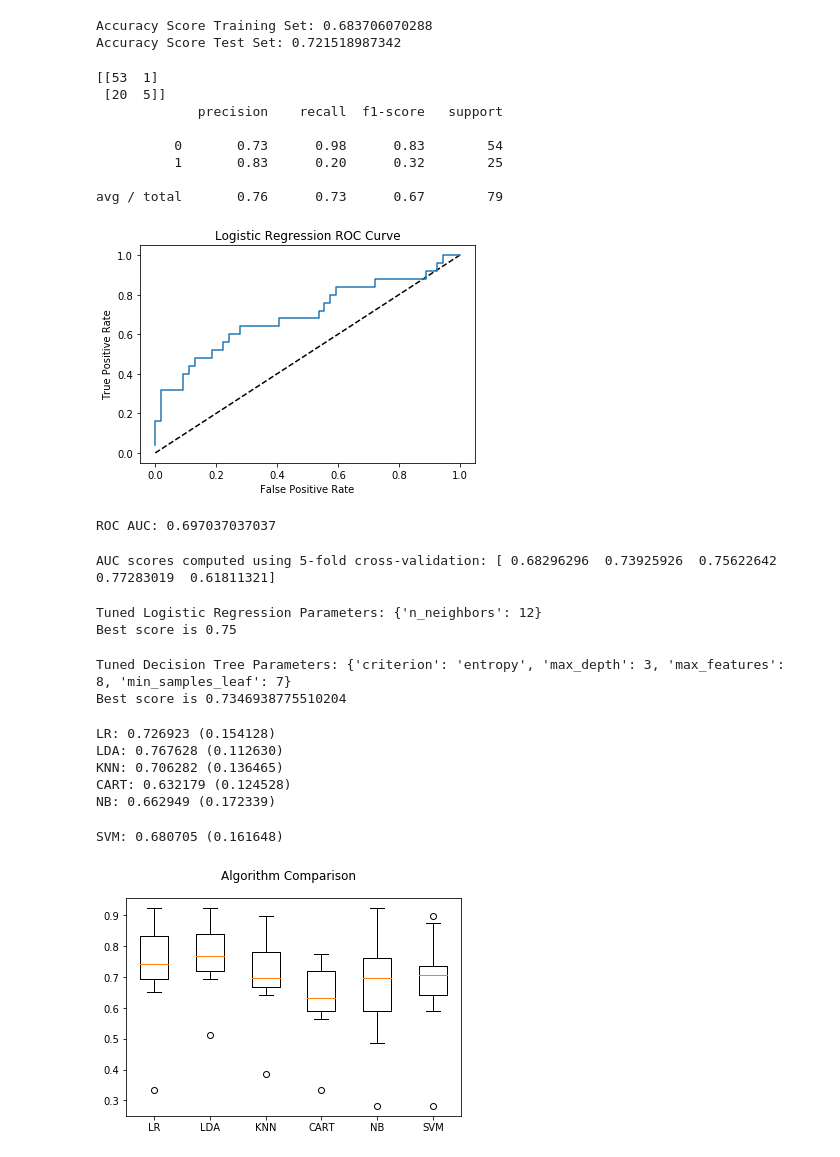
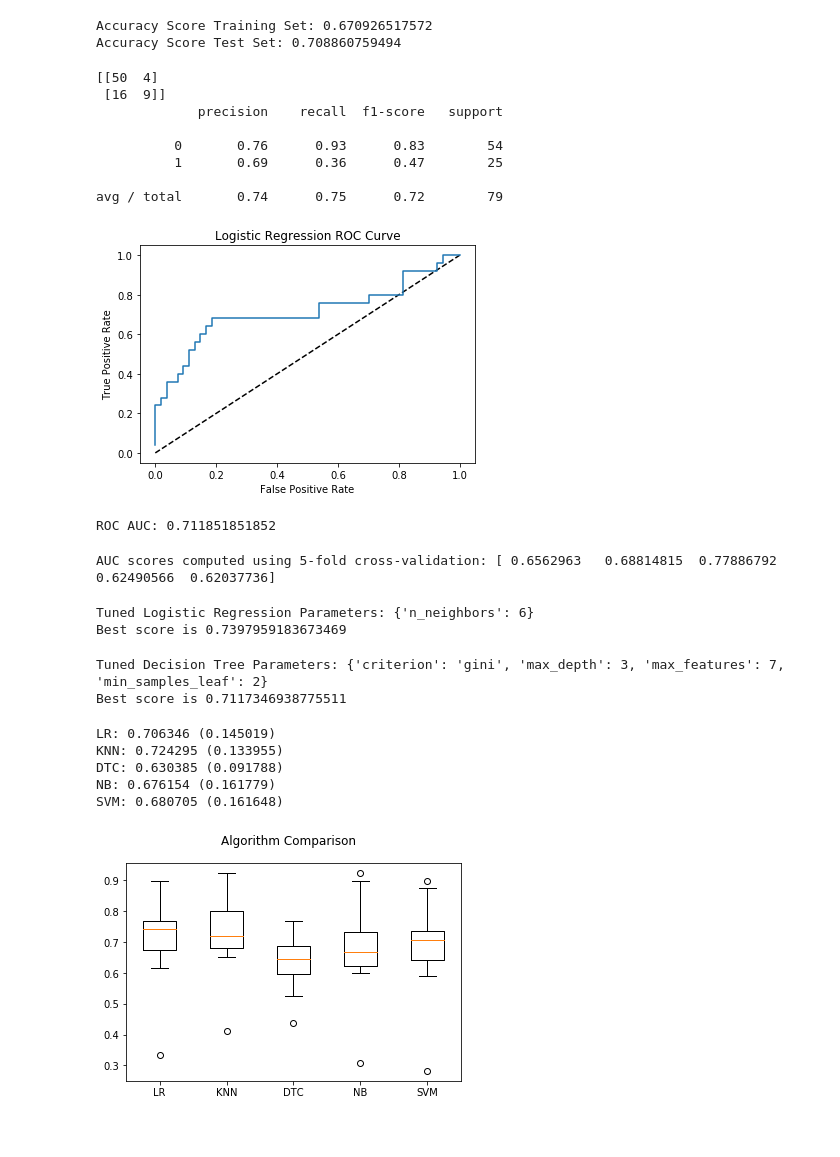
Before and after one commit to juliannarenaud/springboarddatasciencecourse, a Jupyter notebook: Project 1 - Machine Learning-WIP.ipynb, the cells around one changed output. Saved outputs shown, nothing was run; the diff lists cells and outputs as text; code cells hidden in the pictures.

```diff
--- a/Project 1 - Machine Learning-WIP.ipynb
+++ b/Project 1 - Machine Learning-WIP.ipynb
@@ -136,6 +136,6 @@ plt.show()
 # %%
-#knn method with number of neighbors = 13
-knn = KNeighborsClassifier(n_neighbors=13)
+#knn method with number of neighbors = 6
+knn = KNeighborsClassifier(n_neighbors=6)
 
 knn.fit(X_train, y_train)
 
@@ -183,8 +183,8 @@ acc_test = clf.score(X_test, y_test)
 print('Accuracy Score Training Set:', acc_train)
 print('Accuracy Score Test Set:', acc_test)
 # %% [output]
-Accuracy Score Training Set: 0.683706070288
-Accuracy Score Test Set: 0.721518987342
+Accuracy Score Training Set: 0.670926517572
+Accuracy Score Test Set: 0.708860759494
 # %%
 #Logistic Regression
 
@@ -199,14 +199,14 @@ y_pred_logreg = logreg.predict(X_test)
 print(confusion_matrix(y_test, y_pred_logreg))
 print(classification_report(y_test, y_pred_logreg))
 # %% [output]
-[[53  1]
- [20  5]]
+[[50  4]
+ [16  9]]
              precision    recall  f1-score   support
 
-          0       0.73      0.98      0.83        54
-          1       0.83      0.20      0.32        25
+          0       0.76      0.93      0.83        54
+          1       0.69      0.36      0.47        25
 
-avg / total       0.76      0.73      0.67        79
+avg / total       0.74      0.75      0.72        79
 # %%
 from sklearn.metrics import roc_curve
 
@@ -222,7 +222,7 @@ plt.title('Logistic Regression ROC Curve')
 
 plt.show();
 # %% [output]
-[figure, old version]
+[figure, new version]
 # %%
 #Compute AUC score
 from sklearn.metrics import roc_auc_score
@@ -231,7 +231,7 @@ roc_auc = roc_auc_score(y_test, y_pred_prob)
 
 print ("ROC AUC:", roc_auc)
 # %% [output]
-ROC AUC: 0.697037037037
+ROC AUC: 0.711851851852
 # %%
 from sklearn.model_selection import cross_val_score
 
@@ -239,7 +239,7 @@ cv_scores = cross_val_score(logreg, X, y, cv=5, scoring ='roc_auc')
 
 print ("AUC scores computed using 5-fold cross-validation: {}".format(cv_scores))
 # %% [output]
-AUC scores computed using 5-fold cross-validation: [ 0.68296296  0.73925926  0.75622642  0.77283019  0.61811321]
+AUC scores computed using 5-fold cross-validation: [ 0.6562963   0.68814815  0.77886792  0.62490566  0.62037736]
 # %%
 from sklearn.model_selection import GridSearchCV
 
@@ -252,8 +252,8 @@ knn_cv.fit(X, y)
 print ("Tuned Logistic Regression Parameters: {}".format(knn_cv.best_params_))
 print ("Best score is {}".format(knn_cv.best_score_))
 # %% [output]
-Tuned Logistic Regression Parameters: {'n_neighbors': 12}
-Best score is 0.75
+Tuned Logistic Regression Parameters: {'n_neighbors': 6}
+Best score is 0.7397959183673469
 # %%
 from scipy.stats import randint
 from sklearn.tree import DecisionTreeClassifier
@@ -278,8 +278,8 @@ tree_cv.fit(X, y)
 print("Tuned Decision Tree Parameters: {}".format(tree_cv.best_params_))
 print("Best score is {}".format(tree_cv.best_score_))
 # %% [output]
-Tuned Decision Tree Parameters: {'criterion': 'entropy', 'max_depth': 3, 'max_features': 8, 'min_samples_leaf': 7}
-Best score is 0.7346938775510204
+Tuned Decision Tree Parameters: {'criterion': 'gini', 'max_depth': 3, 'max_features': 7, 'min_samples_leaf': 2}
+Best score is 0.7117346938775511
 # %%
 #Compare each of the algorithms
 from sklearn.discriminant_analysis import LinearDiscriminantAnalysis
@@ -290,42 +290,41 @@ from sklearn import model_selection
 # prepare configuration for cross validation test harness
 seed = 7
 
 # prepare models
 models = []
 models.append(('LR', LogisticRegression()))
-models.append(('LDA', LinearDiscriminantAnalysis()))
+#models.append(('LDA', LinearDiscriminantAnalysis()))
 models.append(('KNN', KNeighborsClassifier()))
-models.append(('CART', DecisionTreeClassifier()))
+models.append(('DTC', DecisionTreeClassifier()))
 models.append(('NB', GaussianNB()))
 models.append(('SVM', SVC()))
 
 # evaluate each model in turn
 results = []
 names = []
 scoring = 'accuracy'
 for name, model in models:
     kfold = model_selection.KFold(n_splits=10, random_state=seed)
     cv_results = model_selection.cross_val_score(model, X, y, cv=kfold, scoring=scoring)
     results.append(cv_results)
     names.append(name)
     msg = "%s: %f (%f)" % (name, cv_results.mean(), cv_results.std())
     print(msg)
 
     # boxplot algorithm comparison
 fig = plt.figure()
 fig.suptitle('Algorithm Comparison')
 ax = fig.add_subplot(111)
 plt.boxplot(results)
 ax.set_xticklabels(names)
 plt.show()
 # %% [output]
-LR: 0.726923 (0.154128)
-LDA: 0.767628 (0.112630)
-KNN: 0.706282 (0.136465)
-CART: 0.632179 (0.124528)
-NB: 0.662949 (0.172339)
+LR: 0.706346 (0.145019)
+KNN: 0.724295 (0.133955)
+DTC: 0.630385 (0.091788)
+NB: 0.676154 (0.161779)
+SVM: 0.680705 (0.161648)
-SVM: 0.680705 (0.161648)
-[figure, old version]
+[figure, new version]
 # %%
 df.corr()
 # %% [output]
```
Also changed, not shown: parts of 10 cells of this notebook.
